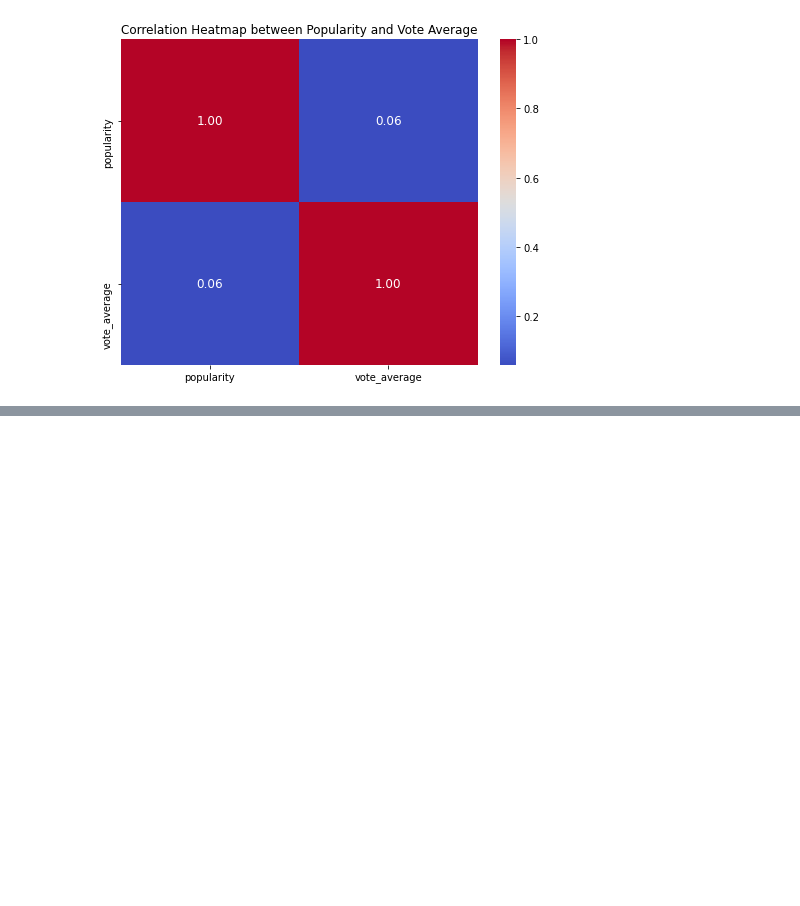
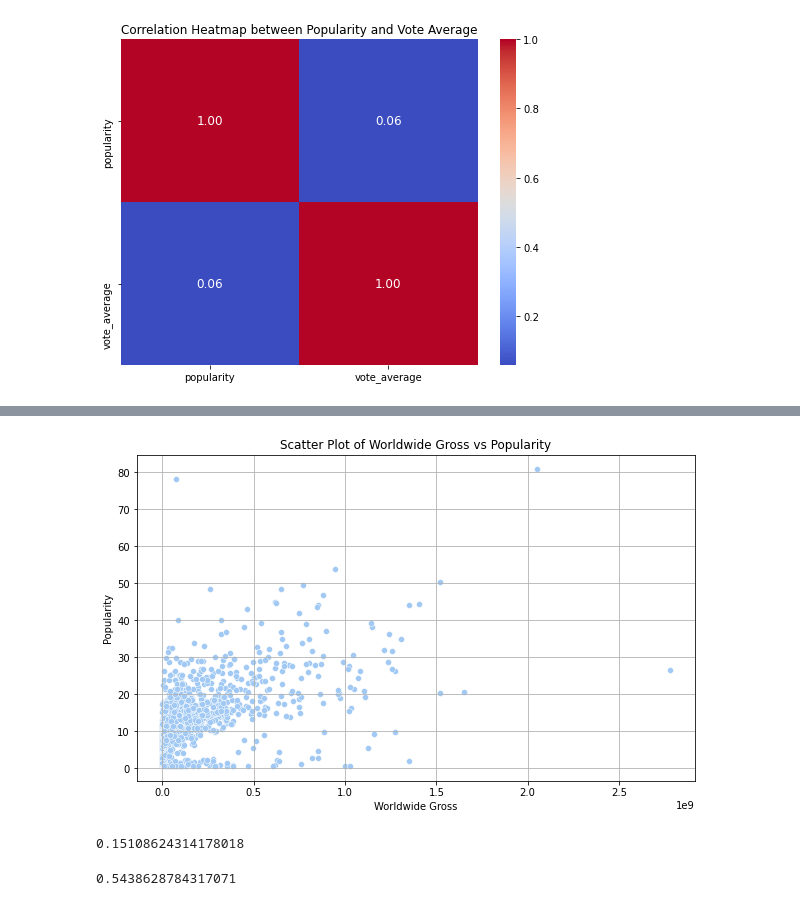
Before and after one commit to Sandrakiptumm/DSC-Phase-One-Project, a Jupyter notebook: student.ipynb, the cells around one changed output, grey strips where cells are left out. Drawn from its saved outputs; the diff is of its cells as text; code cells hidden in the pictures; blank space fills up the shorter version.

```diff
--- a/student.ipynb
+++ b/student.ipynb
@@ -541,0 +597,21 @@ from this we see that there is close to no correlation. From the scatter plot ho
+# %%
+plt.figure(figsize=(10, 6))
+sns.scatterplot(data=merged_df, x='worldwide_gross', y='popularity')
+plt.title('Scatter Plot of Worldwide Gross vs Popularity')
+plt.xlabel('Worldwide Gross')
+plt.ylabel('Popularity')
+plt.grid(True)
+plt.show()
+# %% [output]
+[figure, added]
+# %%
+
+vote_avg_correlation = merged_df['worldwide_gross'].corr(merged_df['vote_average'])
+vote_avg_correlation
+# %% [output]
+0.15108624314178018
+# %%
+popularity_correlation = merged_df['worldwide_gross'].corr(merged_df['popularity'])
+popularity_correlation
+# %% [output]
+0.5438628784317071
```
Also changed, not shown: parts of 12 cells of this notebook.
